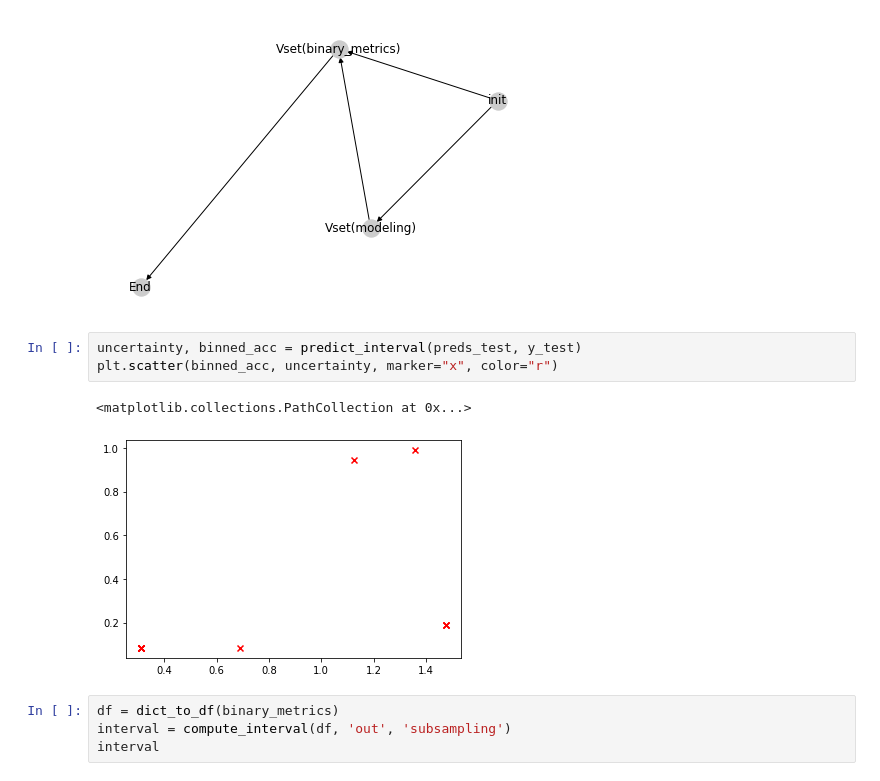
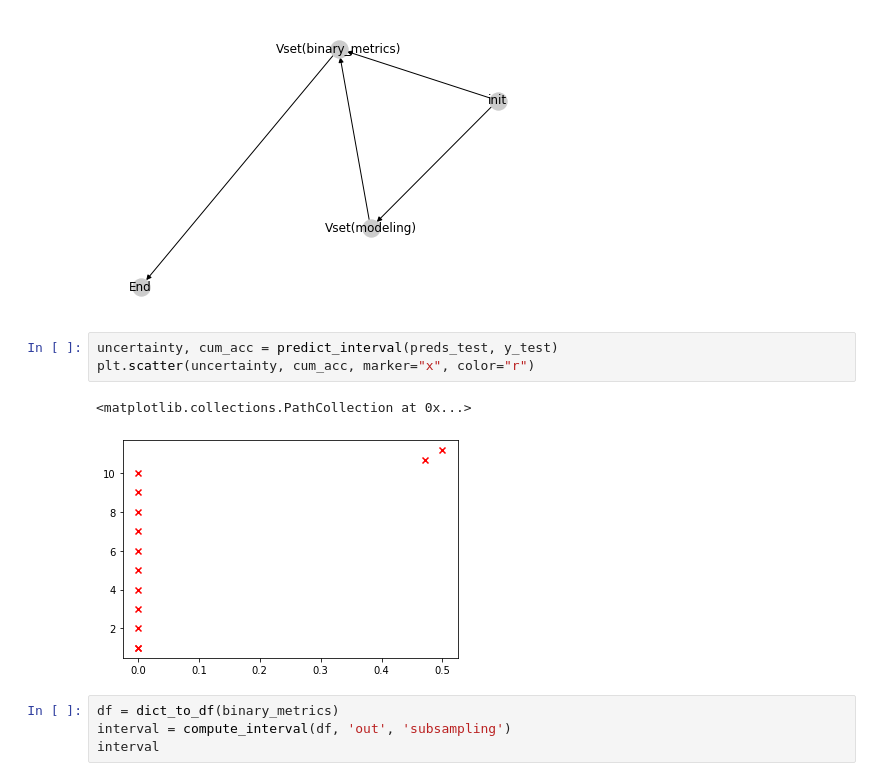
Before and after one commit to Yu-Group/veridical-flow, a Jupyter notebook: notebooks/00_synthetic_classification.ipynb, the cells around one changed output. Saved outputs shown, nothing was run; the diff lists cells and outputs as text.

```diff
--- a/notebooks/00_synthetic_classification.ipynb
+++ b/notebooks/00_synthetic_classification.ipynb
@@ -65,11 +65,11 @@ plt.show()
 # %% [output]
 [figure]
 # %%
-uncertainty, binned_acc = predict_interval(preds_test, y_test)
-plt.scatter(binned_acc, uncertainty, marker="x", color="r")
+uncertainty, cum_acc = predict_interval(preds_test, y_test)
+plt.scatter(uncertainty, cum_acc, marker="x", color="r")
 # %% [output]
 <matplotlib.collections.PathCollection at 0x...>
-[figure, old version]
+[figure, new version]
 # %%
 df = dict_to_df(binary_metrics)
 interval = compute_interval(df, 'out', 'subsampling')
```
Also changed, not shown: 1 other file.
